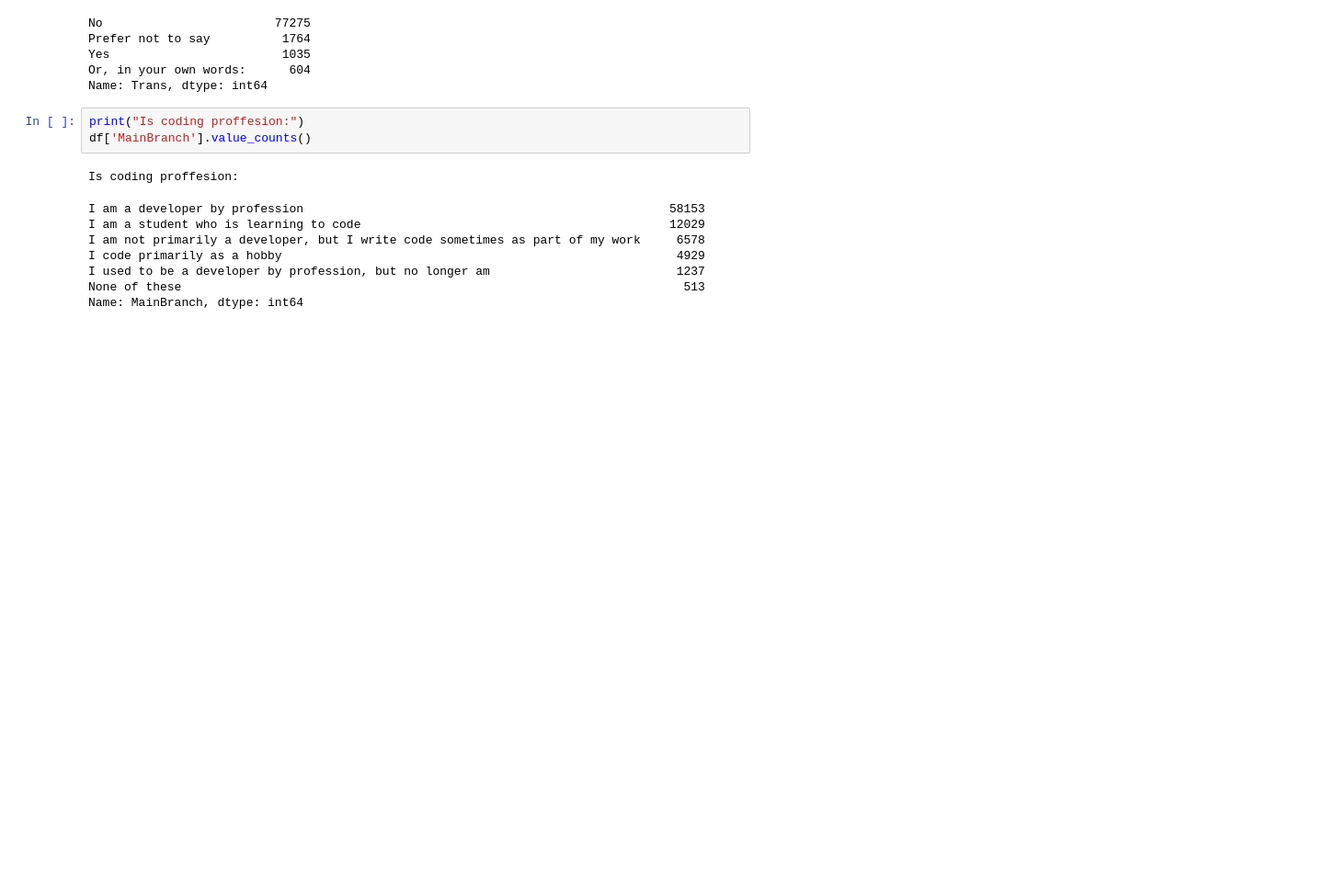
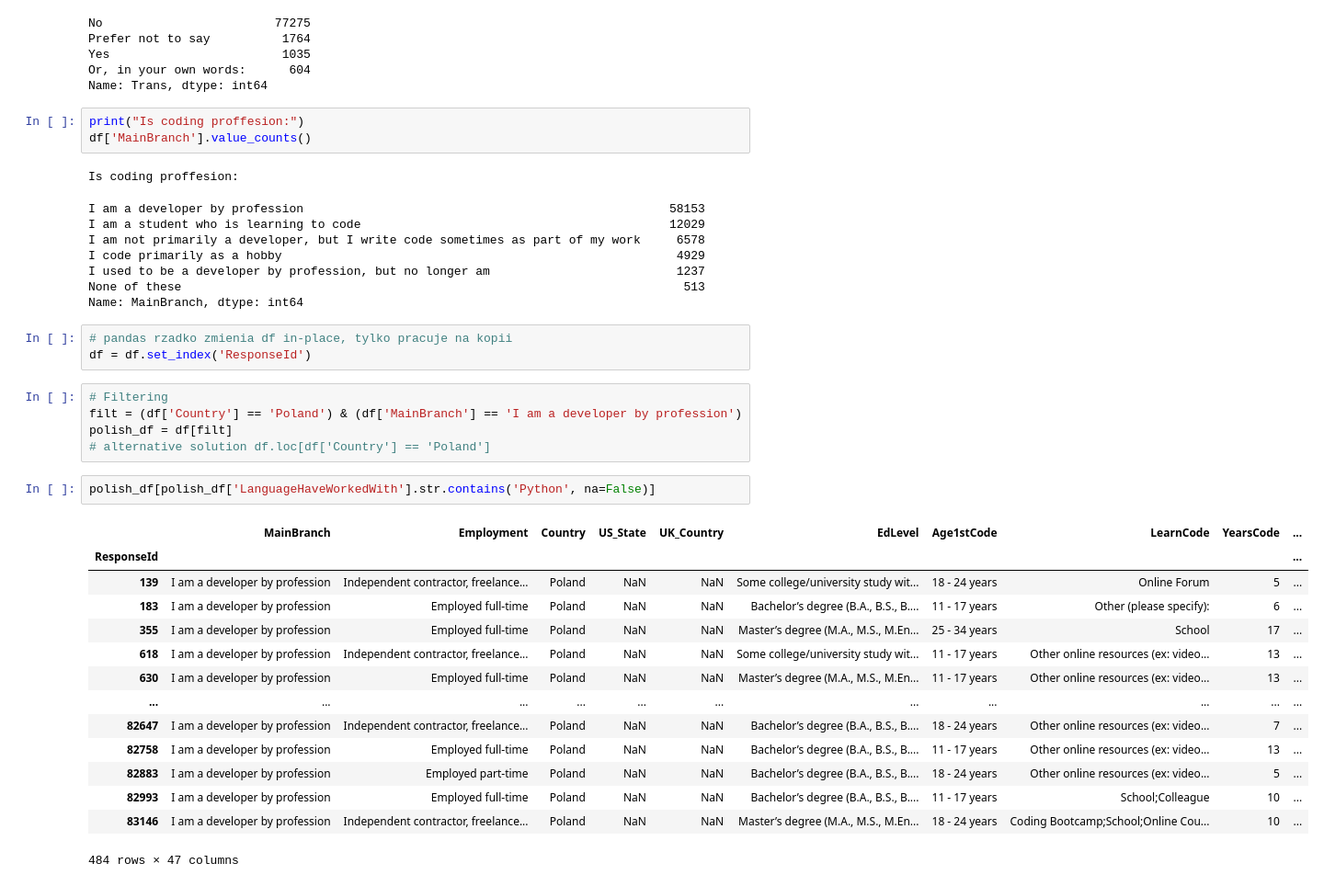
Before and after one commit to mkwiatek770/code-snippets, a Jupyter notebook: Libraries/pandas/corey-shafer-course/first.ipynb, the cells around one changed output. Shown at 92% size. Drawn from its saved outputs; the diff is of its cells as text; blank space fills up the shorter version.

Commit message:
pandas course - filtering

```diff
--- a/Libraries/pandas/corey-shafer-course/first.ipynb
+++ b/Libraries/pandas/corey-shafer-course/first.ipynb
@@ -116,3 +116,28 @@ I code primarily as a hobby
 I used to be a developer by profession, but no longer am                          1237
 None of these                                                                      513
 Name: MainBranch, dtype: int64
+# %%
+# pandas rzadko zmienia df in-place, tylko pracuje na kopii
+df = df.set_index('ResponseId')
+# %%
+# Filtering
+filt = (df['Country'] == 'Poland') & (df['MainBranch'] == 'I am a developer by profession')
+polish_df = df[filt]
+# alternative solution df.loc[df['Country'] == 'Poland']
+# %%
+polish_df[polish_df['LanguageHaveWorkedWith'].str.contains('Python', na=False)]
+# %% [output]
+|  | MainBranch | Employment | Country | US_State | UK_Country | EdLevel | Age1stCode | LearnCode | YearsCode | ... |
+| ResponseId |  |  |  |  |  |  |  |  |  | ... |
+| 139 | I am a developer by profession | Independent contractor, freelance... | Poland | NaN | NaN | Some college/university study wit... | 18 - 24 years | Online Forum | 5 | ... |
+| 183 | I am a developer by profession | Employed full-time | Poland | NaN | NaN | Bachelor’s degree (B.A., B.S., B.... | 11 - 17 years | Other (please specify): | 6 | ... |
+| 355 | I am a developer by profession | Employed full-time | Poland | NaN | NaN | Master’s degree (M.A., M.S., M.En... | 25 - 34 years | School | 17 | ... |
+| 618 | I am a developer by profession | Independent contractor, freelance... | Poland | NaN | NaN | Some college/university study wit... | 11 - 17 years | Other online resources (ex: video... | 13 | ... |
+| 630 | I am a developer by profession | Employed full-time | Poland | NaN | NaN | Master’s degree (M.A., M.S., M.En... | 11 - 17 years | Other online resources (ex: video... | 13 | ... |
+| ... | ... | ... | ... | ... | ... | ... | ... | ... | ... | ... |
+| 82647 | I am a developer by profession | Independent contractor, freelance... | Poland | NaN | NaN | Bachelor’s degree (B.A., B.S., B.... | 18 - 24 years | Other online resources (ex: video... | 7 | ... |
+| 82758 | I am a developer by profession | Employed full-time | Poland | NaN | NaN | Bachelor’s degree (B.A., B.S., B.... | 11 - 17 years | Other online resources (ex: video... | 13 | ... |
+| 82883 | I am a developer by profession | Employed part-time | Poland | NaN | NaN | Bachelor’s degree (B.A., B.S., B.... | 18 - 24 years | Other online resources (ex: video... | 5 | ... |
+| 82993 | I am a developer by profession | Employed full-time | Poland | NaN | NaN | Bachelor’s degree (B.A., B.S., B.... | 11 - 17 years | School;Colleague | 10 | ... |
+| 83146 | I am a developer by profession | Independent contractor, freelance... | Poland | NaN | NaN | Master’s degree (M.A., M.S., M.En... | 18 - 24 years | Coding Bootcamp;School;Online Cou... | 10 | ... |
+484 rows × 47 columns
```
